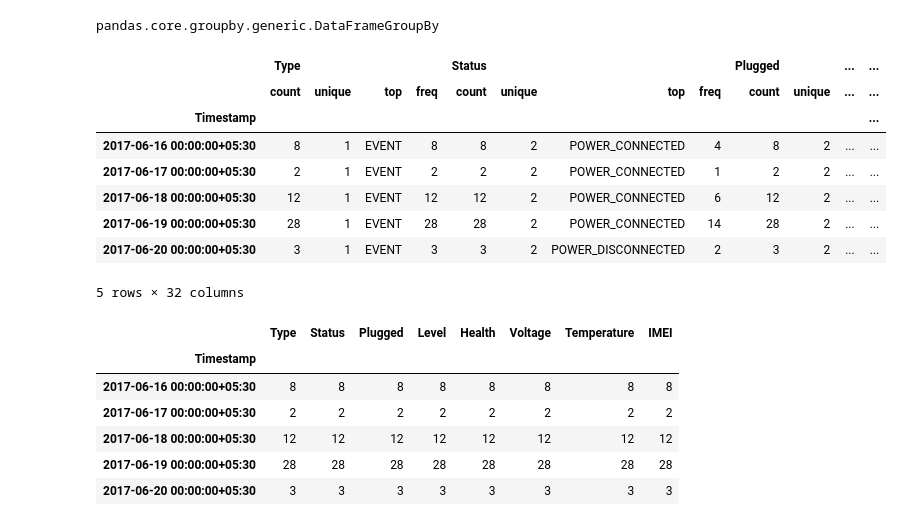
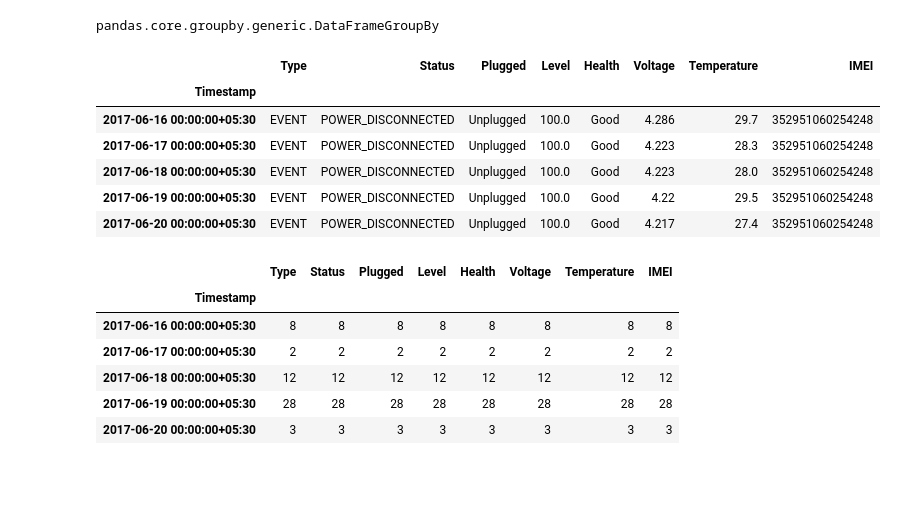
Before and after one commit to MitanshuShaBa/Vodafone-Data-Analytics-Course, a Jupyter notebook: Session 6/PowerStatus_Analysis.ipynb, the cells around one changed output. Cells and saved outputs as stored; diff of their text form; code cells hidden in the pictures; blank space fills up the shorter version.

Commit message:
matplotlib and powerstatus updated

```diff
--- a/Session 6/PowerStatus_Analysis.ipynb
+++ b/Session 6/PowerStatus_Analysis.ipynb
@@ -105,17 +105,15 @@ type(pdata_ev_days_grp)
 # %% [output]
 pandas.core.groupby.generic.DataFrameGroupBy
 # %%
-pdata_ev_days_grp.describe()
+pdata_ev_days_grp.first()
 # %% [output]
-|  | Type |  |  |  | Status |  |  |  | Plugged |  | ... | ... |
-|  | count | unique | top | freq | count | unique | top | freq | count | unique | ... | ... |
-| Timestamp |  |  |  |  |  |  |  |  |  |  |  | ... |
-| 2017-06-16 00:00:00+05:30 | 8 | 1 | EVENT | 8 | 8 | 2 | POWER_CONNECTED | 4 | 8 | 2 | ... | ... |
-| 2017-06-17 00:00:00+05:30 | 2 | 1 | EVENT | 2 | 2 | 2 | POWER_CONNECTED | 1 | 2 | 2 | ... | ... |
-| 2017-06-18 00:00:00+05:30 | 12 | 1 | EVENT | 12 | 12 | 2 | POWER_CONNECTED | 6 | 12 | 2 | ... | ... |
-| 2017-06-19 00:00:00+05:30 | 28 | 1 | EVENT | 28 | 28 | 2 | POWER_CONNECTED | 14 | 28 | 2 | ... | ... |
-| 2017-06-20 00:00:00+05:30 | 3 | 1 | EVENT | 3 | 3 | 2 | POWER_DISCONNECTED | 2 | 3 | 2 | ... | ... |
+|  | Type | Status | Plugged | Level | Health | Voltage | Temperature | IMEI |
+| Timestamp |  |  |  |  |  |  |  |  |
+| 2017-06-16 00:00:00+05:30 | EVENT | POWER_DISCONNECTED | Unplugged | 100.0 | Good | 4.286 | 29.7 | 352951060254248 |
+| 2017-06-17 00:00:00+05:30 | EVENT | POWER_DISCONNECTED | Unplugged | 100.0 | Good | 4.223 | 28.3 | 352951060254248 |
+| 2017-06-18 00:00:00+05:30 | EVENT | POWER_DISCONNECTED | Unplugged | 100.0 | Good | 4.223 | 28.0 | 352951060254248 |
+| 2017-06-19 00:00:00+05:30 | EVENT | POWER_DISCONNECTED | Unplugged | 100.0 | Good | 4.22 | 29.5 | 352951060254248 |
+| 2017-06-20 00:00:00+05:30 | EVENT | POWER_DISCONNECTED | Unplugged | 100.0 | Good | 4.217 | 27.4 | 352951060254248 |
-5 rows × 32 columns
 # %%
 pdata_ev_days_grp_count = pdata_ev_days_grp.count()
 # %%
```
Also changed, not shown: 1 other file.
